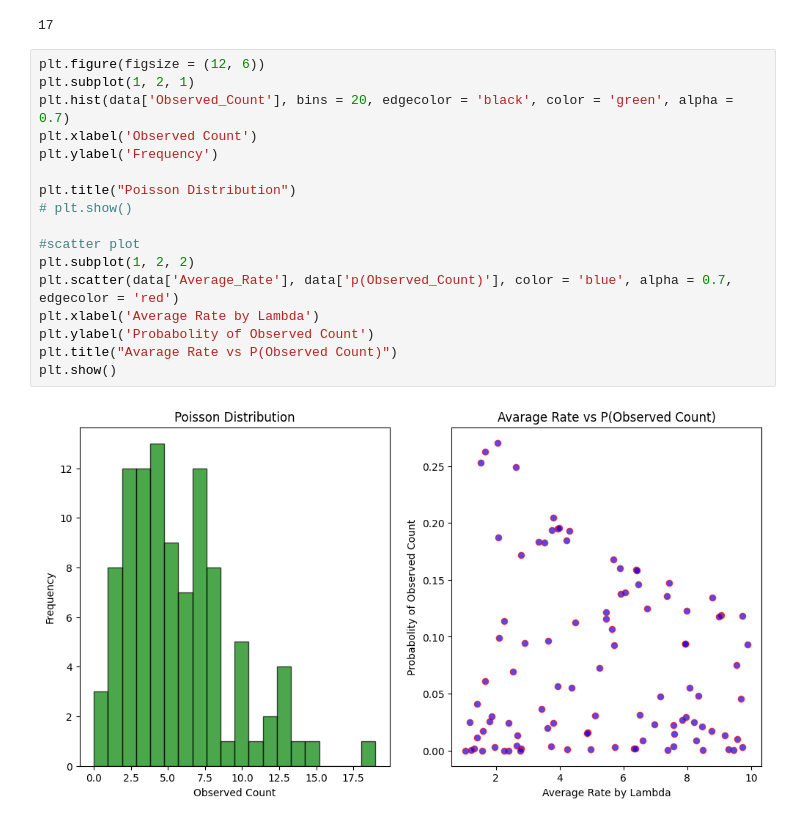
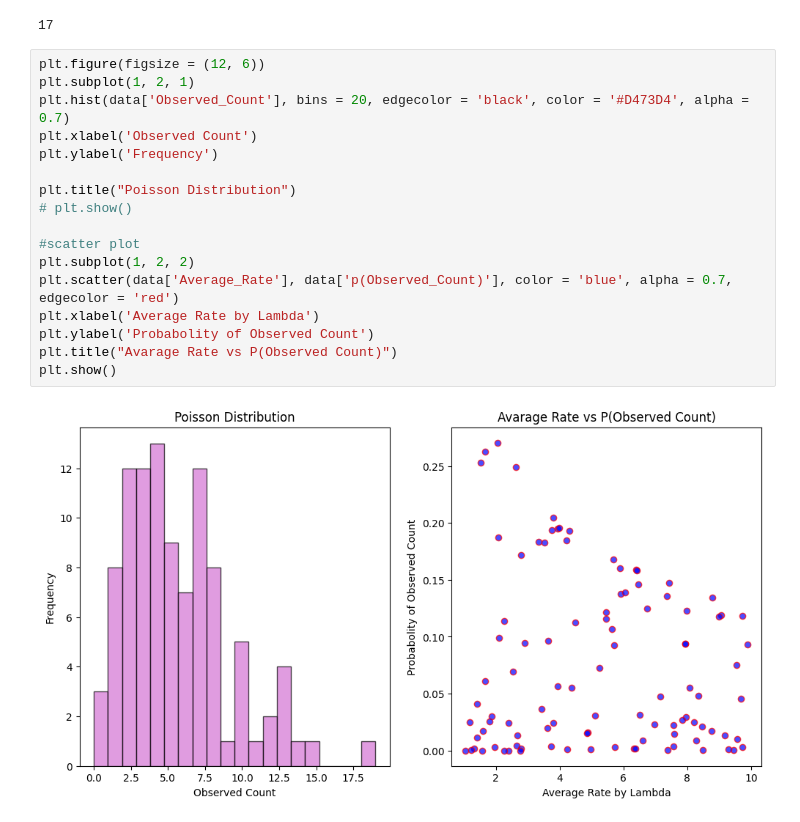
Before and after one commit to rashidul738/Data-Analysis-A-Z, a Jupyter notebook: Statistics/Poisson_Distribution.ipynb, the cells around one changed output. Drawn from its saved outputs; the diff is of its cells as text.

```diff
--- a/Statistics/Poisson_Distribution.ipynb
+++ b/Statistics/Poisson_Distribution.ipynb
@@ -59,19 +59,19 @@ data['Observed_Count'].unique().size
 # %%
 plt.figure(figsize = (12, 6))
 plt.subplot(1, 2, 1)
-plt.hist(data['Observed_Count'], bins = 20, edgecolor = 'black', color = 'green', alpha = 0.7)
+plt.hist(data['Observed_Count'], bins = 20, edgecolor = 'black', color = '#D473D4', alpha = 0.7)
 plt.xlabel('Observed Count')
 plt.ylabel('Frequency')
 
 plt.title("Poisson Distribution")
 # plt.show()
 
 #scatter plot
 plt.subplot(1, 2, 2)
 plt.scatter(data['Average_Rate'], data['p(Observed_Count)'], color = 'blue', alpha = 0.7, edgecolor = 'red')
 plt.xlabel('Average Rate by Lambda')
 plt.ylabel('Probabolity of Observed Count')
 plt.title("Avarage Rate vs P(Observed Count)")
 plt.show()
 # %% [output]
-[figure, old version]
+[figure, new version]
```
